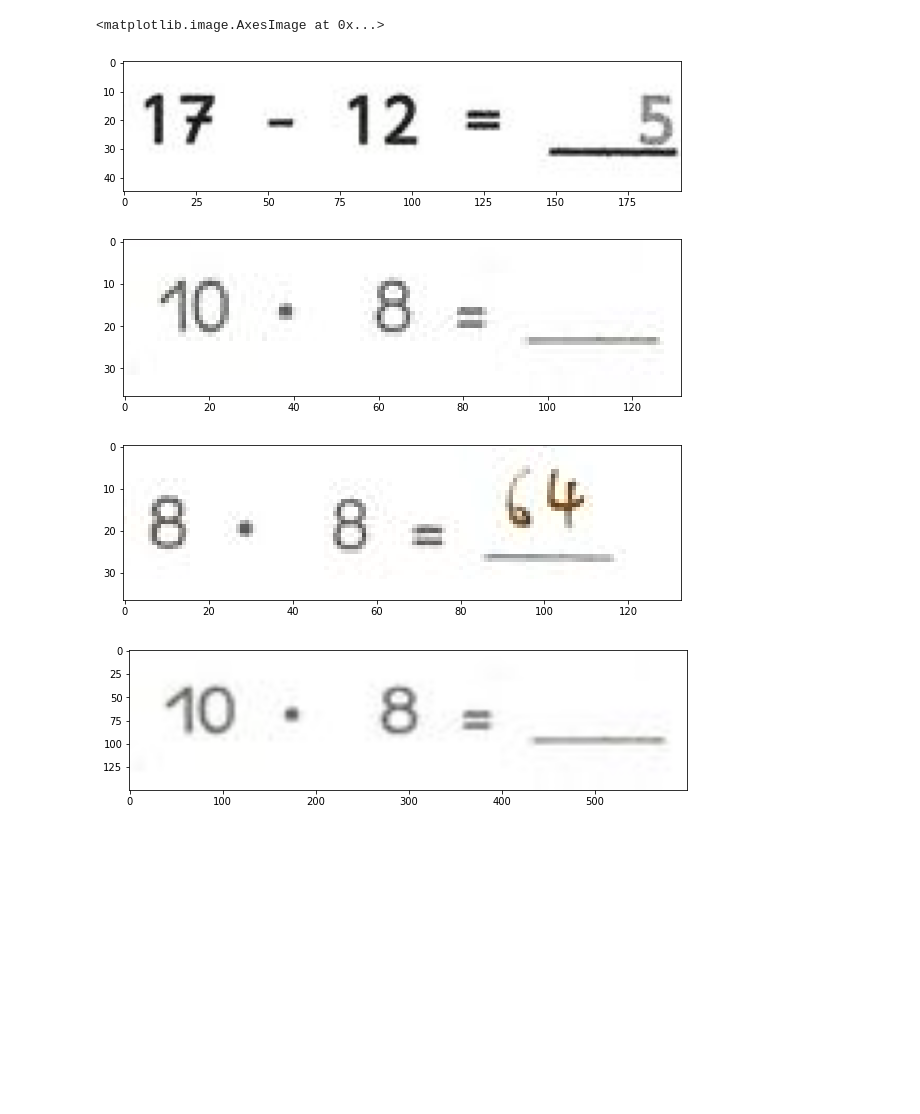
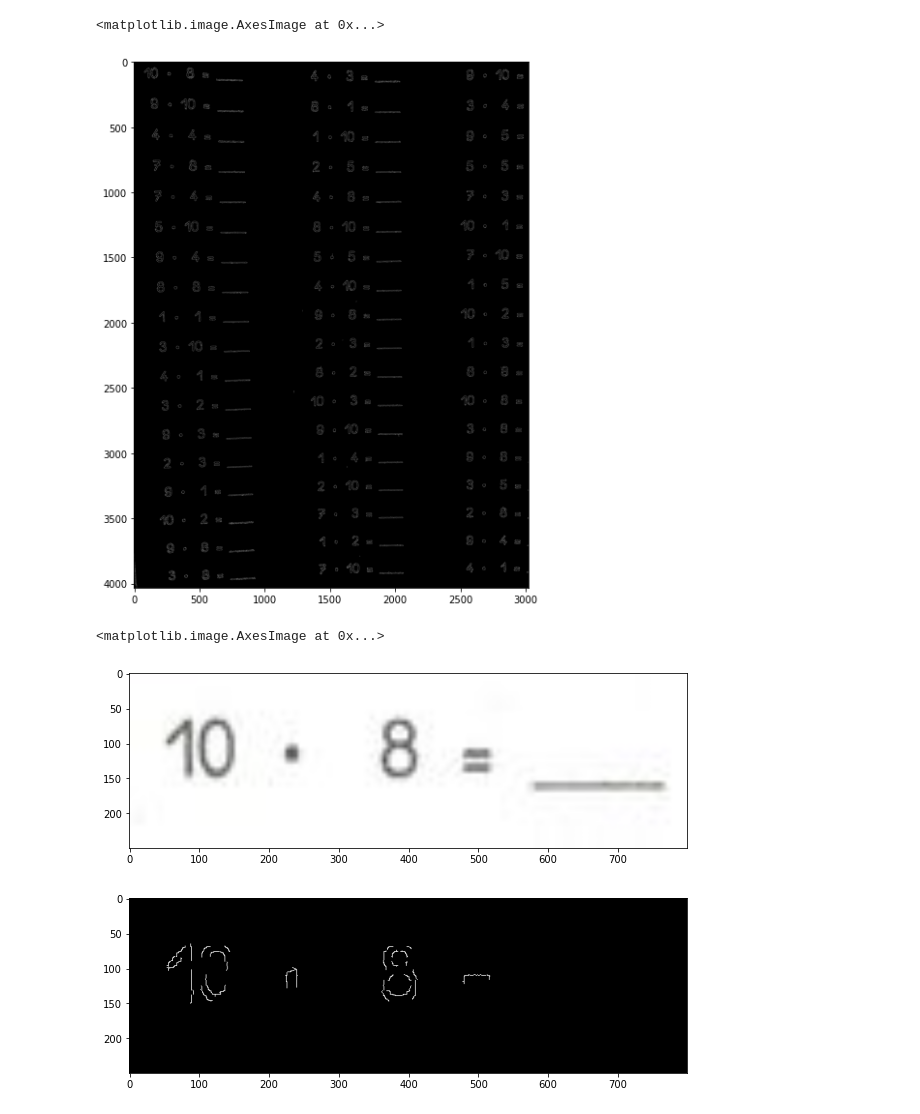
Before and after one commit to dschmoeller/iCheck, a Jupyter notebook: TemplateMatching.ipynb, the cells around one changed output. Saved outputs shown, nothing was run; the diff lists cells and outputs as text; code cells hidden in the pictures; blank space fills up the shorter version.

```diff
--- a/TemplateMatching.ipynb
+++ b/TemplateMatching.ipynb
@@ -8,21 +8,27 @@ import os
 
 from imutils.object_detection import non_max_suppression
 # %%
+# Canny image parameter
+low_threshold = 100
+high_threshold = 200
+
 # Use equation as a template
 image1 = cv2.imread('testImages/testImage1.jpg')
 image2 = cv2.imread('testImages/testImage2.jpg')
-
 template1 = cv2.imread('testImages/class_a/e1.jpg')
 template2 = cv2.imread('testImages/class_a/equ1.jpg')
 template3 = cv2.imread('testImages/class_a/equ31.jpg')
-template4 = cv2.resize(template2, (600, 150))
+template4 = cv2.resize(template2, (800, 250))
 template5 = cv2.resize(template2, (300, 100))
 template6 = cv2.resize(template1, (300, 100))
+template7 = cv2.resize(template3, (300, 100))
 
 # Select template
-template = template5
+template = template4
 templateGrey = cv2.cvtColor(template,cv2.COLOR_BGR2GRAY)
+templateCanny = cv2.Canny(templateGrey, low_threshold, high_threshold)
 
 # Select image
-image = image2
+image = image1
 imageGrey = cv2.cvtColor(image,cv2.COLOR_BGR2GRAY)
+imageCanny = cv2.Canny(imageGrey, low_threshold, high_threshold)
@@ -40,21 +41,19 @@ plt.imshow(image)
+# %%
+plt.figure(figsize=(10,10))
+plt.imshow(imageCanny, cmap='gray')
+# %% [output]
+<matplotlib.image.AxesImage at 0x...>
+[figure, added]
 # %%
 
 plt.figure(figsize=(10,10))
-plt.imshow(template1)
+plt.imshow(template)
 
 plt.figure(figsize=(10,10))
-plt.imshow(template2)
-
-plt.figure(figsize=(10,10))
-plt.imshow(template3)
-
-plt.figure(figsize=(10,10))
-plt.imshow(template4)
+plt.imshow(templateCanny, cmap='gray')
 # %% [output]
 <matplotlib.image.AxesImage at 0x...>
-[figure, old version]
+[figure, new version]
-[figure, old version]
+[figure, new version]
-[figure, removed]
-[figure, removed]
 # %%
 # Apply template matching algorithm in cv2
```
Also changed, not shown: parts of 7 cells of this notebook, 5 other files.
